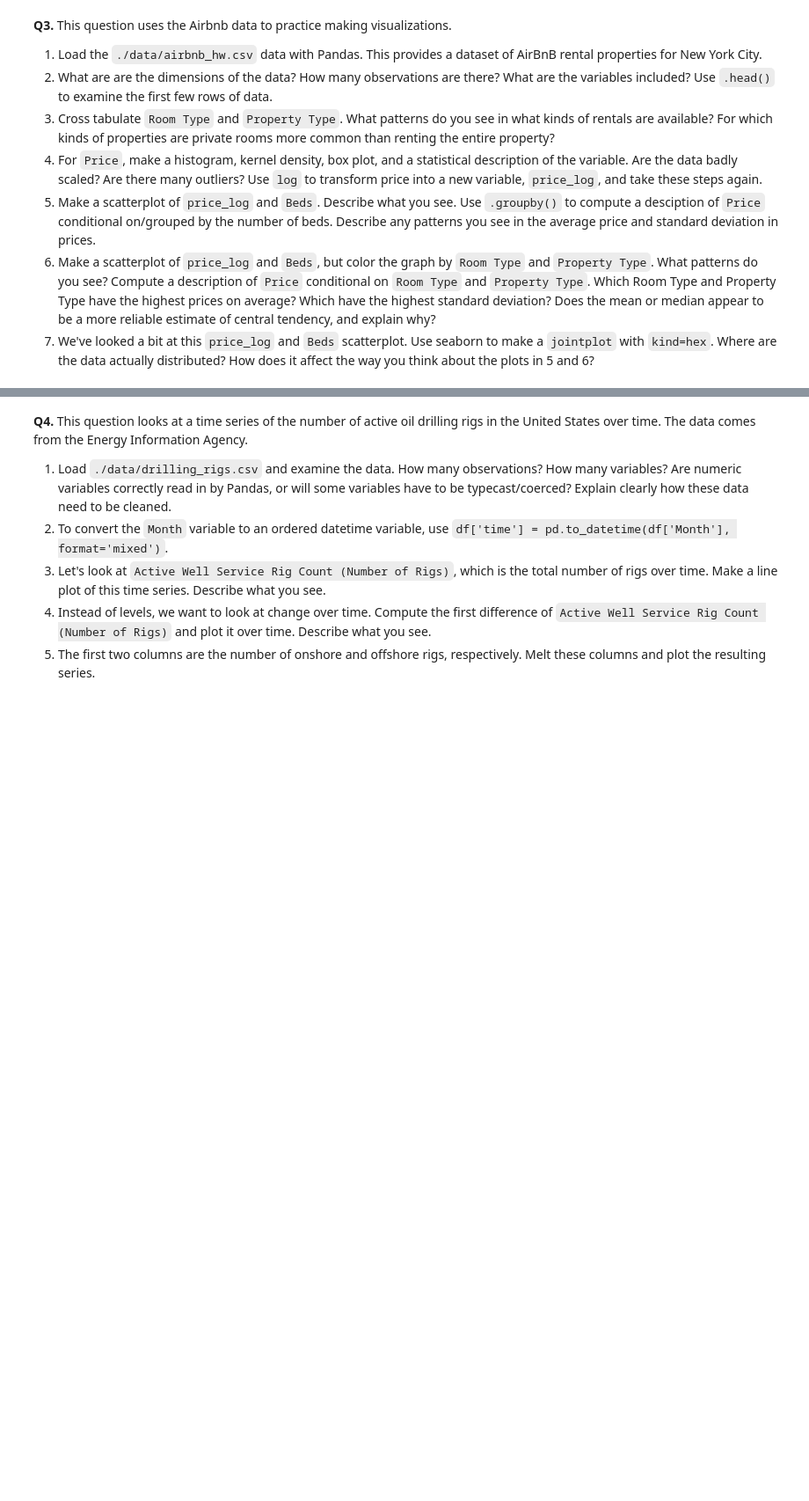
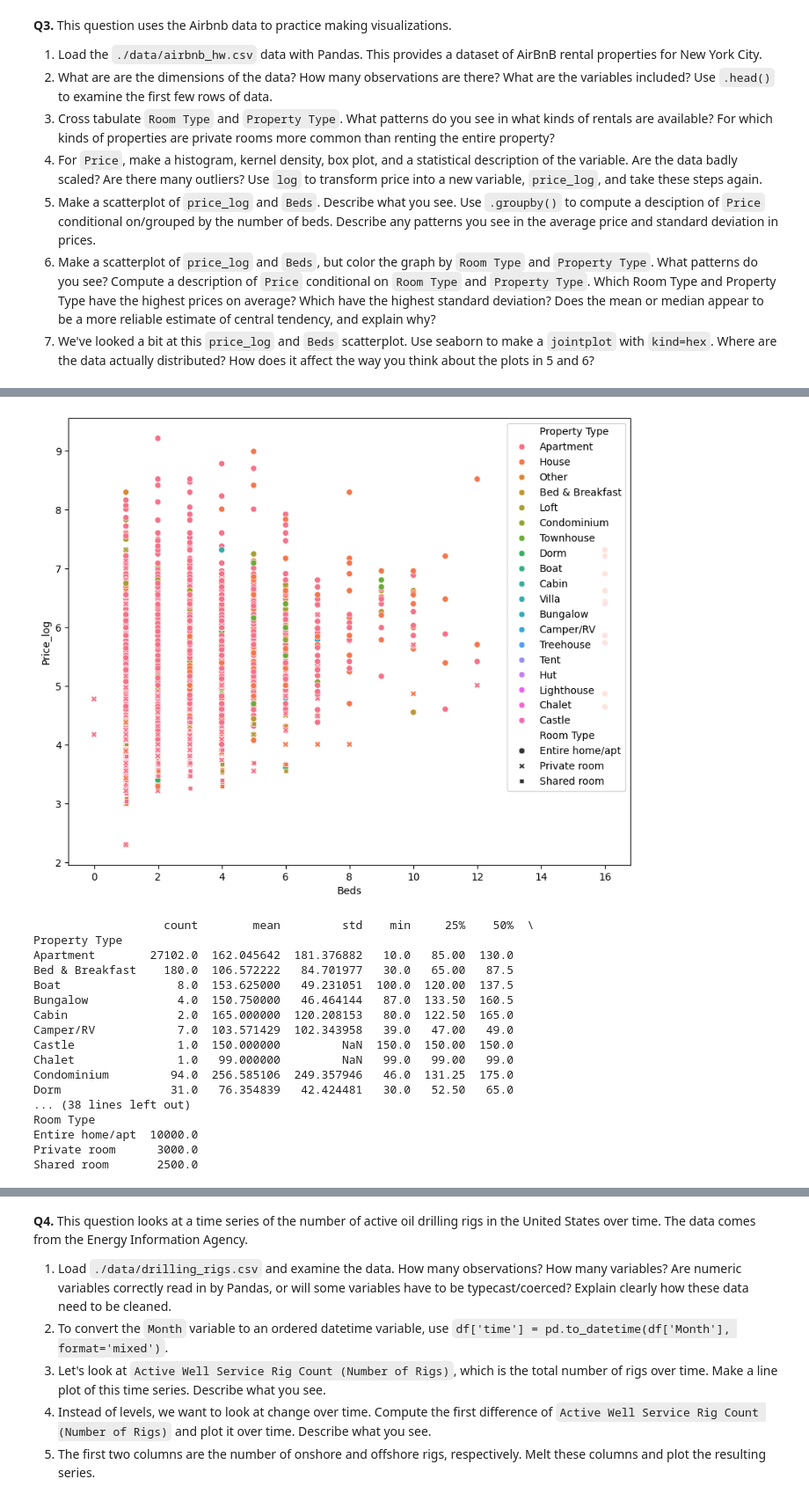
Before and after one commit to conorgibbons147/EDA, a Jupyter notebook: assignment/assignment.ipynb, the cells around one changed output, grey strips where cells are left out. Shown: that part at 88% size. Drawn from its saved outputs; the diff is of its cells as text; code cells hidden in the pictures; blank space fills up the shorter version.

```diff
--- a/assignment/assignment.ipynb
+++ b/assignment/assignment.ipynb
@@ -52,0 +194,39 @@ FileNotFoundError: [Errno 2] No such file or directory: './data/airbnb_hw.csv'
+# %%
+# 6.
+
+# Scatter plot
+plt.figure(figsize=(10, 8))
+sns.scatterplot(data=df, x='Beds', y='Price_log', hue='Property Type', style='Room Type')
+plt.show()
+
+# It is incredibly difficult to discern patterns given the vast property types. One thing that becomes very clear is the dominance of apartments in the data.
+
+print(df.groupby('Property Type')['Price'].describe())
+print(df.groupby('Room Type')['Price'].describe())
+
+# The room type with highest prices is Entire home/apt based on median price.
+# The property type with highest prices is Villa based on median price.
+
+# Highest room type standard deviation is Entire home/apt.
+# Highest property type standard deviation is other.
+
+# Since there are so many outliers, the median appears to be a more reliable estimate of central tendency.
+# %% [output]
+[figure, added]
+                   count        mean         std    min     25%    50%  \
+Property Type
+Apartment        27102.0  162.045642  181.376882   10.0   85.00  130.0
+Bed & Breakfast    180.0  106.572222   84.701977   30.0   65.00   87.5
+Boat                 8.0  153.625000   49.231051  100.0  120.00  137.5
+Bungalow             4.0  150.750000   46.464144   87.0  133.50  160.5
+Cabin                2.0  165.000000  120.208153   80.0  122.50  165.0
+Camper/RV            7.0  103.571429  102.343958   39.0   47.00   49.0
+Castle               1.0  150.000000         NaN  150.0  150.00  150.0
+Chalet               1.0   99.000000         NaN   99.0   99.00   99.0
+Condominium         94.0  256.585106  249.357946   46.0  131.25  175.0
+Dorm                31.0   76.354839   42.424481   30.0   52.50   65.0
+... (38 lines left out)
+Room Type
+Entire home/apt  10000.0
+Private room      3000.0
+Shared room       2500.0
```
Also changed, not shown: parts of 7 cells of this notebook.
